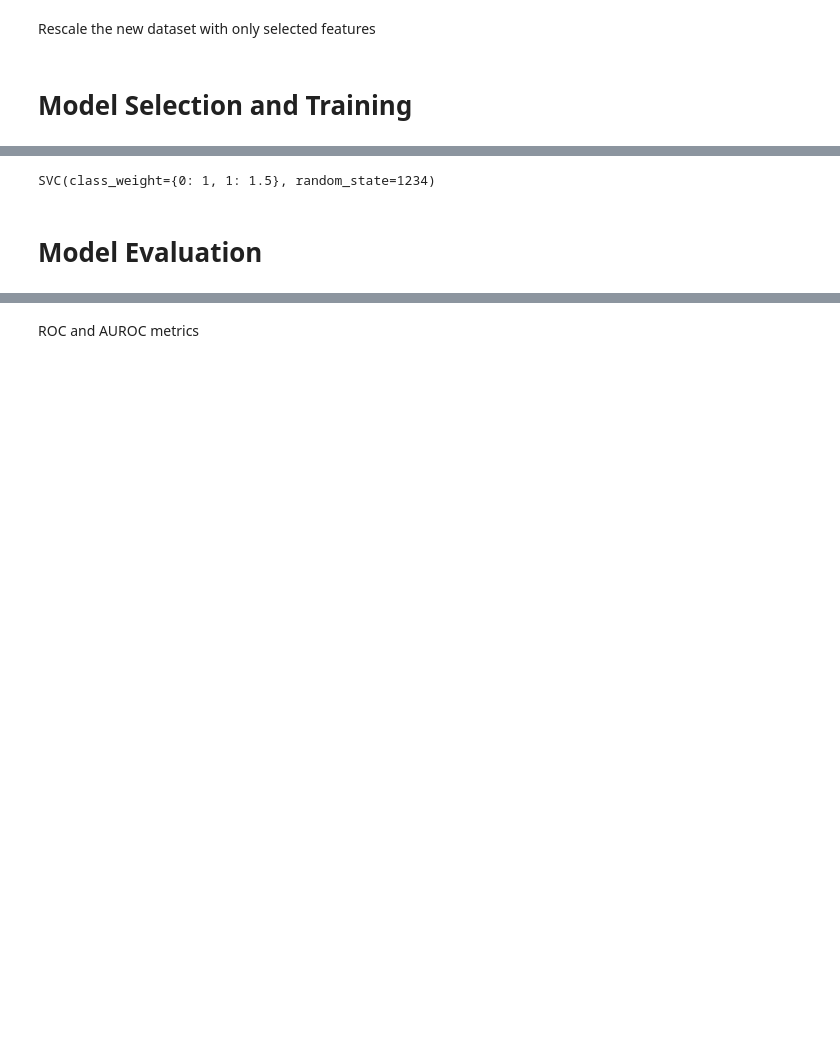
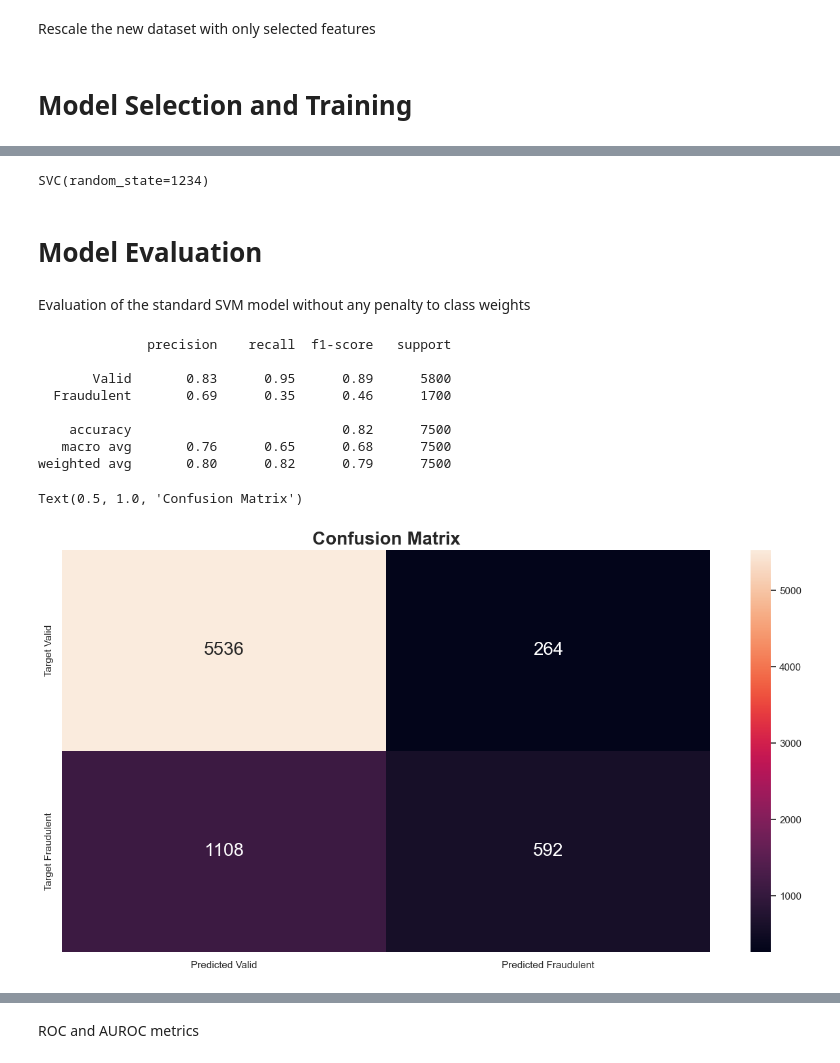
Before and after one commit to Alexius0123/Card-Fraud-Project, a Jupyter notebook: final.ipynb, the cells around one changed output, grey strips where cells are left out. Drawn from its saved outputs; the diff is of its cells as text; code cells hidden in the pictures; blank space fills up the shorter version.

```diff
--- a/final.ipynb
+++ b/final.ipynb
@@ -335,11 +346,35 @@ Support Vector Machine
 # %%
-classifier_svm_forward = SVC(kernel = 'rbf', random_state = 1234, class_weight = {0: 1, 1: 1.5})
-classifier_svm_forward.fit(X_svm_forward_train, y_svm_forward_train)
+classifier_svm_balanced = SVC(kernel = 'rbf', random_state = 1234, class_weight = 'balanced')
+classifier_svm_balanced.fit(X_svm_backward_train, y_svm_backward_train)
 
-classifier_svm_backward = SVC(kernel = 'rbf', random_state = 1234, class_weight = {0: 1, 1: 1.5})
+classifier_svm_backward = SVC(kernel = 'rbf', random_state = 1234)
 classifier_svm_backward.fit(X_svm_backward_train, y_svm_backward_train)
 # %% [output]
-SVC(class_weight={0: 1, 1: 1.5}, random_state=1234)
+SVC(random_state=1234)
 # %% [markdown]
 # Model Evaluation
+# %% [markdown]
+Evaluation of the standard SVM model without any penalty to class weights
+# %%
+y_pred_svm_backward = classifier_svm_backward.predict(X_svm_backward_test)
+cm_svm = confusion_matrix(y_svm_backward_test, y_pred_svm_backward)
+
+print(classification_report(y_svm_backward_test, y_pred_svm_backward, target_names = ['Valid', "Fraudulent"])) #Precision, accuracy, recall and f-1 score for model
+
+cm_svm_df = pd.DataFrame(cm_svm, index=['Target Valid', 'Target Fraudulent'],columns=['Predicted Valid', 'Predicted Fraudulent'])
+
+plt.figure(figsize=(16,8))
+sns.heatmap(cm_svm, annot=True, fmt='g',xticklabels=cm_svm_df.columns, yticklabels=cm_svm_df.index, annot_kws={"size": 20})
+plt.title("Confusion Matrix", size=20, weight = 'bold')
+# %% [output]
+              precision    recall  f1-score   support
+
+       Valid       0.83      0.95      0.89      5800
+  Fraudulent       0.69      0.35      0.46      1700
+
+    accuracy                           0.82      7500
+   macro avg       0.76      0.65      0.68      7500
+weighted avg       0.80      0.82      0.79      7500
+Text(0.5, 1.0, 'Confusion Matrix')
+[figure, added]
 # %% [markdown]
```
Also changed, not shown: parts of 43 cells of this notebook.
